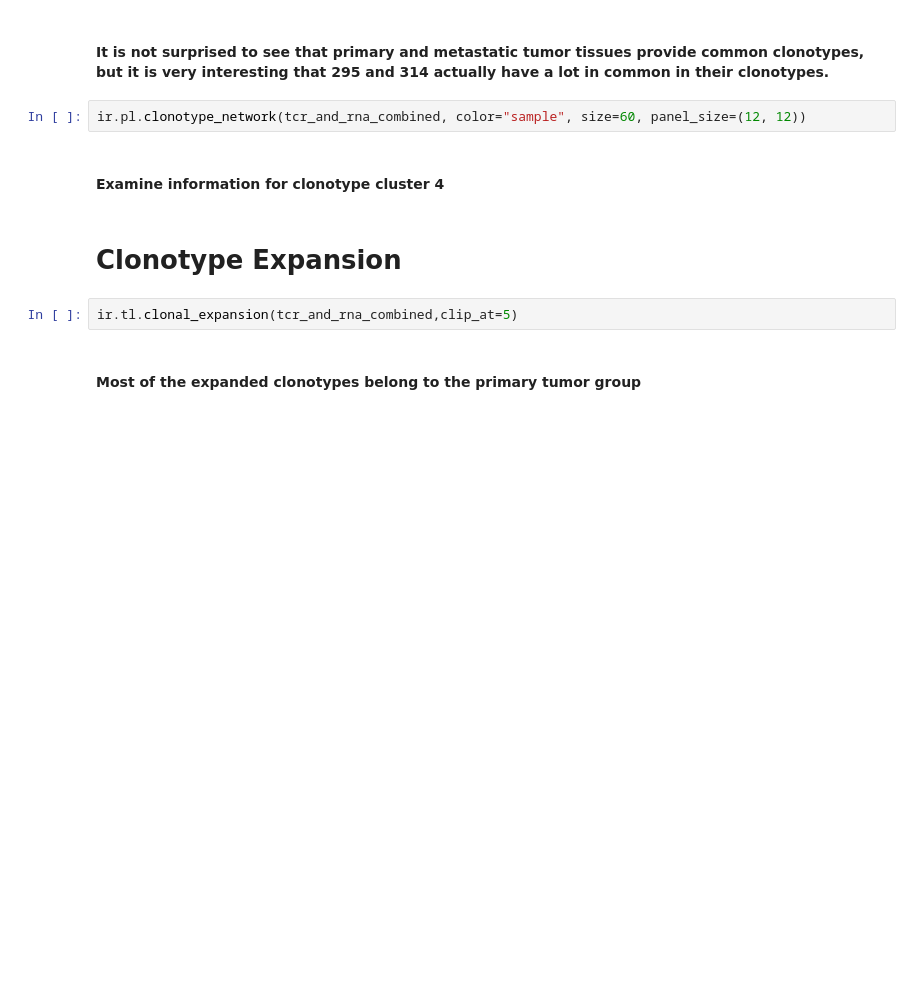
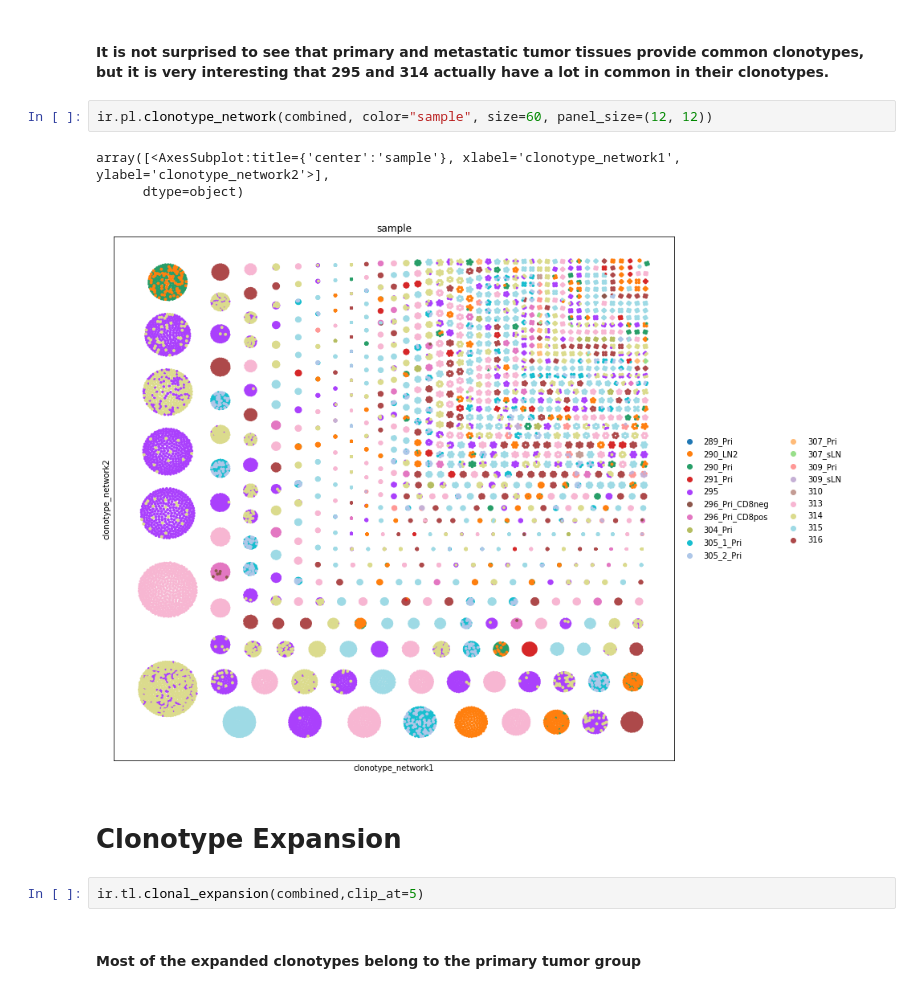
Before and after one commit to duke-chsi-informatics/iyer_tumor, a Jupyter notebook: part7_TCR_Clonotypes.ipynb, the cells around one changed output. Drawn from its saved outputs; the diff is of its cells as text; blank space fills up the shorter version.

```diff
--- a/part7_TCR_Clonotypes.ipynb
+++ b/part7_TCR_Clonotypes.ipynb
@@ -48,13 +53,15 @@ ir.pl.clonotype_network(tcr_and_rna_combined, color="group", size=60, panel_size
 # %% [markdown]
 #### It is not surprised to see that primary and metastatic tumor tissues provide common clonotypes, but it is very interesting that 295 and 314 actually have a lot in common in their clonotypes.
 # %%
-ir.pl.clonotype_network(tcr_and_rna_combined, color="sample", size=60, panel_size=(12, 12))
+ir.pl.clonotype_network(combined, color="sample", size=60, panel_size=(12, 12))
+# %% [output]
+array([<AxesSubplot:title={'center':'sample'}, xlabel='clonotype_network1', ylabel='clonotype_network2'>],
+      dtype=object)
+[figure, added]
-# %% [markdown]
-#### Examine information for clonotype cluster 4
 # %% [markdown]
 # Clonotype Expansion
 # %%
-ir.tl.clonal_expansion(tcr_and_rna_combined,clip_at=5)
+ir.tl.clonal_expansion(combined,clip_at=5)
 # %% [markdown]
 #### Most of the expanded clonotypes belong to the primary tumor group
 # %%
```
Also changed, not shown: parts of 34 cells of this notebook, 3 other files.
